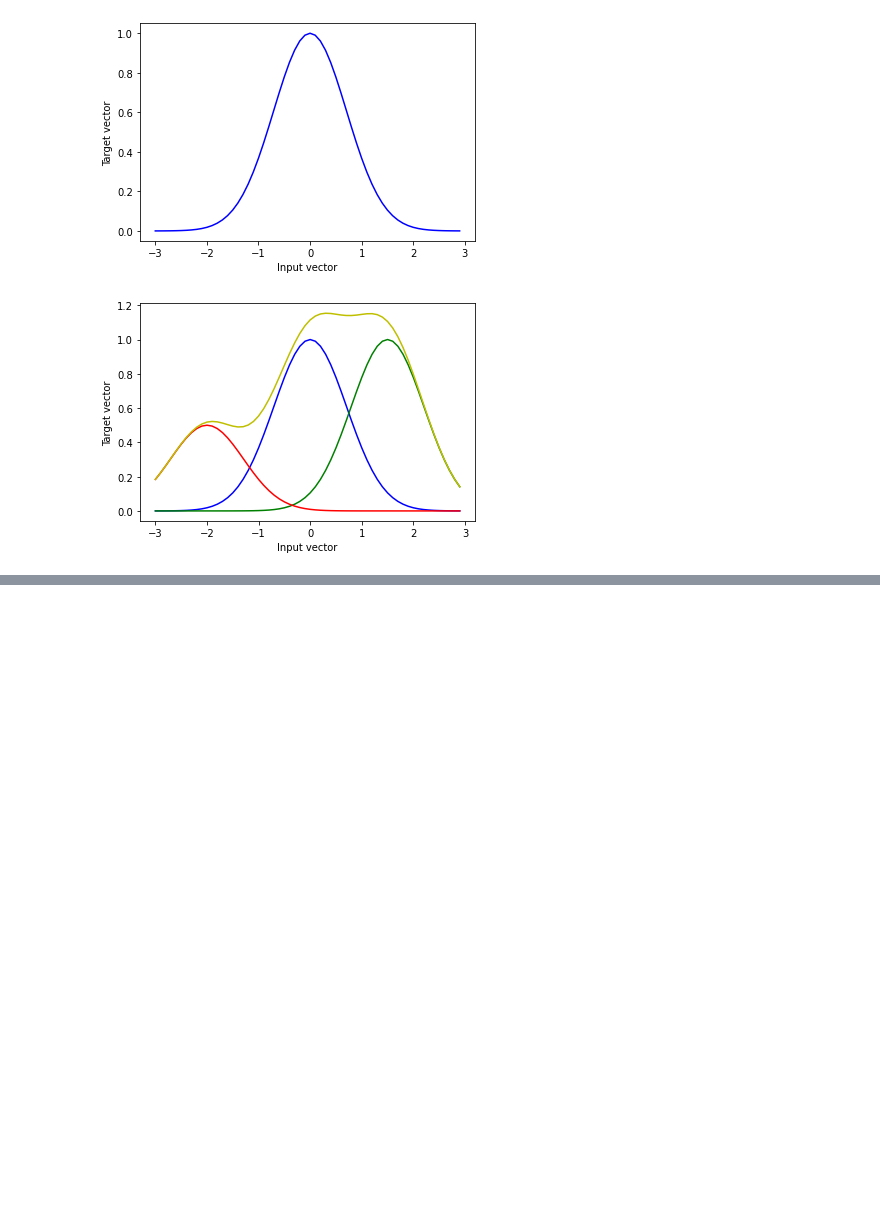
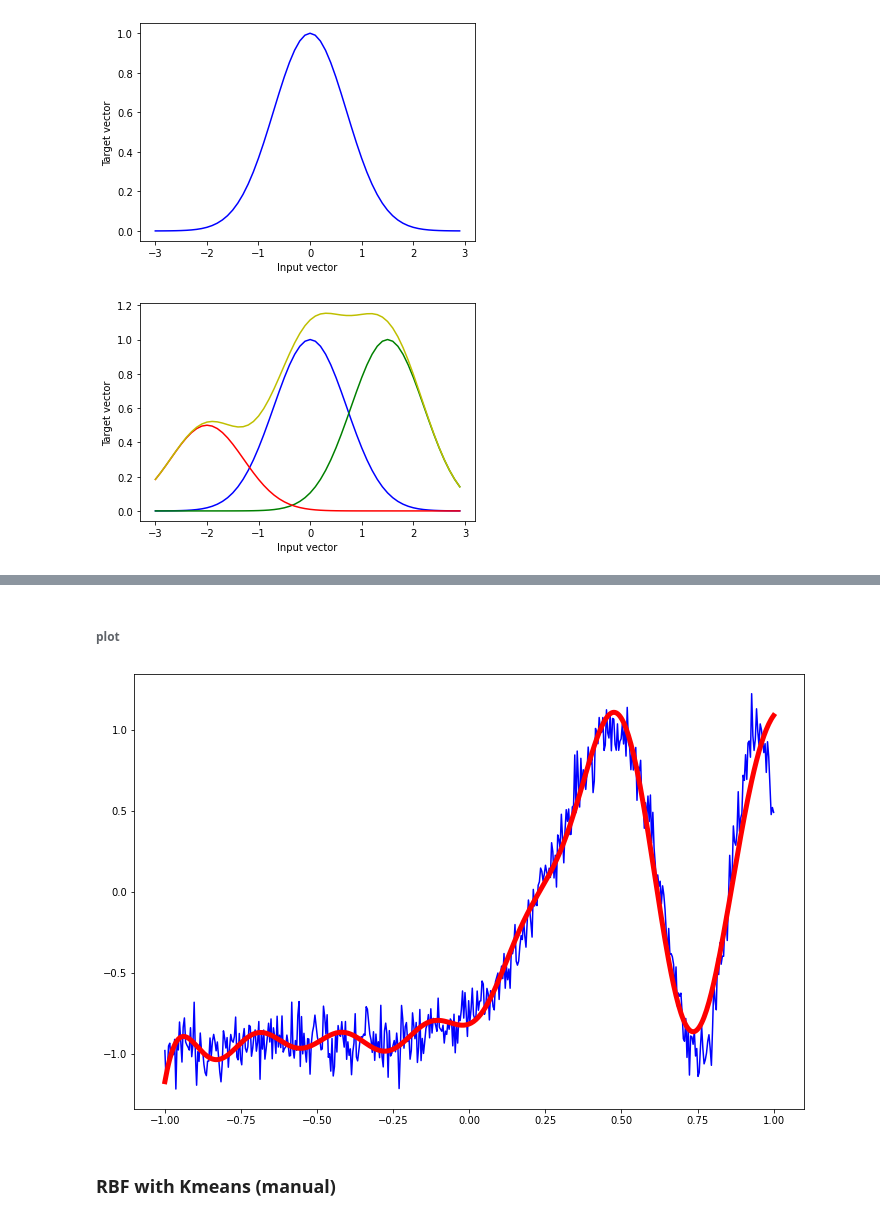
Before and after one commit to smb-h/nn-lab, a Jupyter notebook: src/rbf.ipynb, the cells around one changed output, grey strips where cells are left out. Saved outputs shown, nothing was run; the diff lists cells and outputs as text; code cells hidden in the pictures; blank space fills up the shorter version.

```diff
--- a/src/rbf.ipynb
+++ b/src/rbf.ipynb
@@ -117,0 +210,21 @@ R2: 0.99821174
+# %% [markdown]
+###### plot
+# %%
+x = mgrid[-1:1:complex(0,500)].reshape(500, 1)
+
+y = np.sin(3*(x+0.5)**3 - 1.2)
+y += random.normal(0, 0.1, y.shape)
+
+# rbf regression
+rbf = RBF(1, 15, 1)
+rbf.train(x, y)
+z = rbf.test(x)
+
+# plot original data and learned model
+plt.figure(figsize=(12, 8));
+plt.plot(x, y, 'b-');
+plt.plot(x, z, 'r-', linewidth=5);
+# %% [output]
+[figure, added]
+# %% [markdown]
+### RBF with Kmeans (manual)
```
Also changed, not shown: parts of 32 cells of this notebook, 1 other file.
